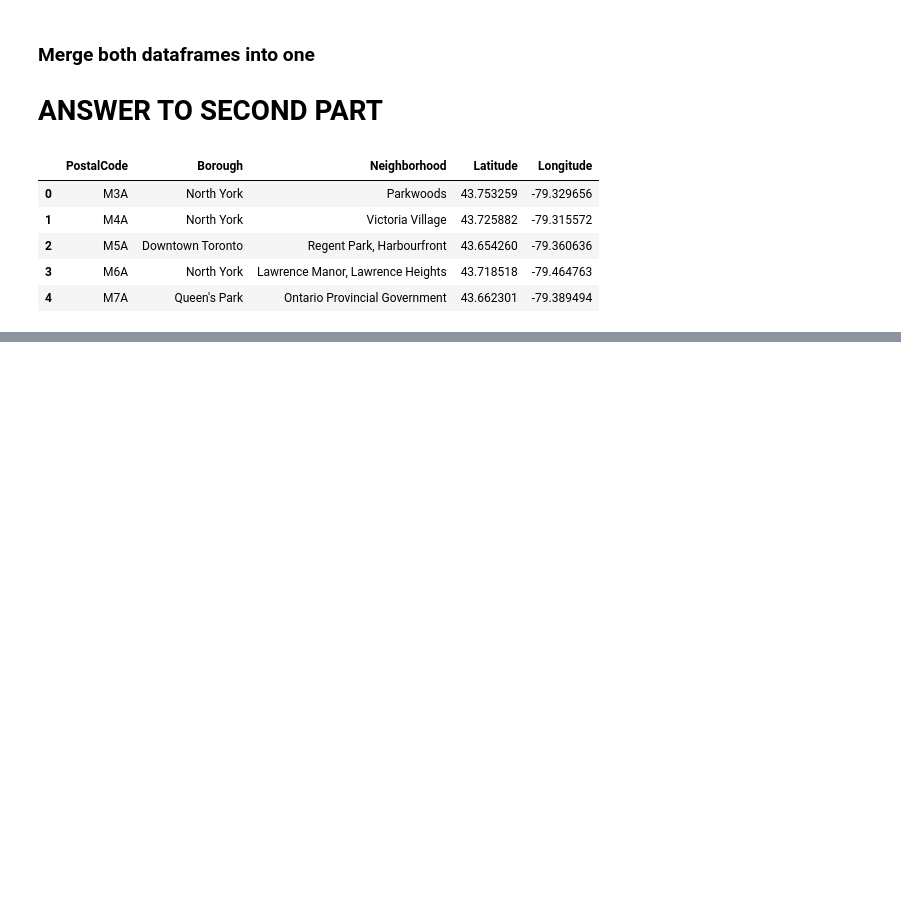
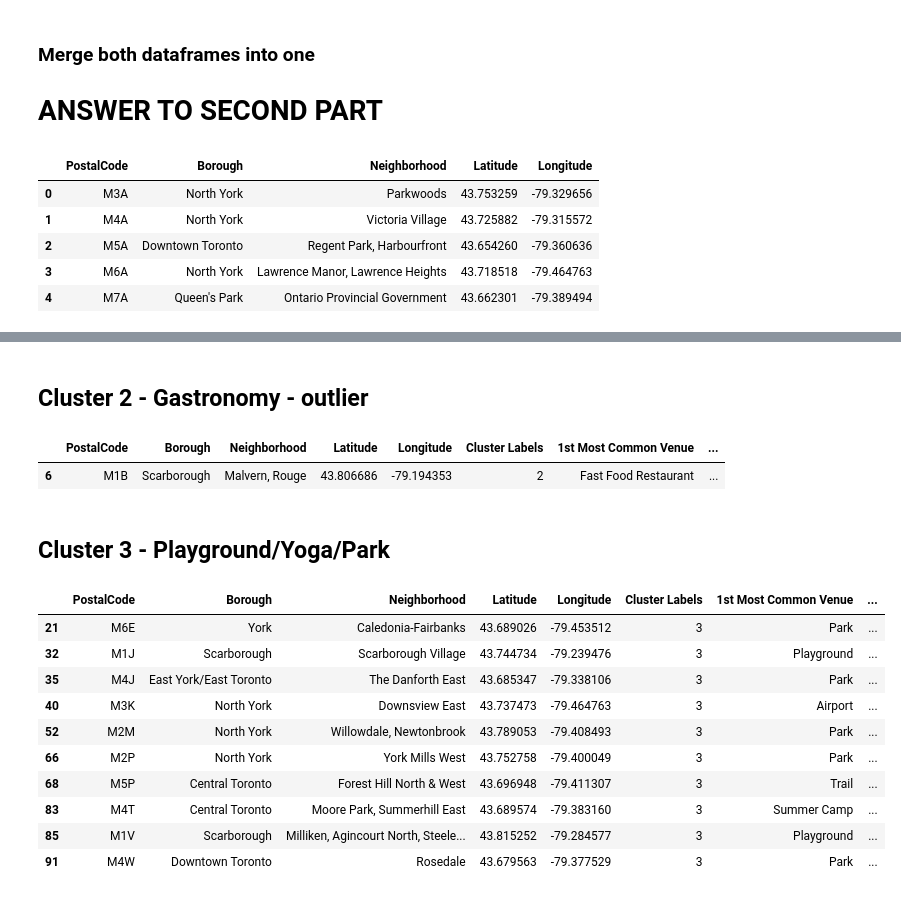
Before and after one commit to kzwolenik95/Coursera_Capstone, a Jupyter notebook: week3.ipynb, the cells around one changed output, grey strips where cells are left out. Saved outputs shown, nothing was run; the diff lists cells and outputs as text; code cells hidden in the pictures; blank space fills up the shorter version.

```diff
--- a/week3.ipynb
+++ b/week3.ipynb
@@ -71,0 +305,23 @@ df_fulldata.head()
+# %% [markdown]
+## Cluster 2 - Gastronomy - outlier
+# %%
+toronto_merged[toronto_merged['Cluster Labels'] == 2]
+# %% [output]
+|  | PostalCode | Borough | Neighborhood | Latitude | Longitude | Cluster Labels | 1st Most Common Venue | ... |
+| 6 | M1B | Scarborough | Malvern, Rouge | 43.806686 | -79.194353 | 2 | Fast Food Restaurant | ... |
+# %% [markdown]
+## Cluster 3 - Playground/Yoga/Park
+# %%
+toronto_merged[toronto_merged['Cluster Labels'] == 3]
+# %% [output]
+|  | PostalCode | Borough | Neighborhood | Latitude | Longitude | Cluster Labels | 1st Most Common Venue | ... |
+| 21 | M6E | York | Caledonia-Fairbanks | 43.689026 | -79.453512 | 3 | Park | ... |
+| 32 | M1J | Scarborough | Scarborough Village | 43.744734 | -79.239476 | 3 | Playground | ... |
+| 35 | M4J | East York/East Toronto | The Danforth East | 43.685347 | -79.338106 | 3 | Park | ... |
+| 40 | M3K | North York | Downsview East | 43.737473 | -79.464763 | 3 | Airport | ... |
+| 52 | M2M | North York | Willowdale, Newtonbrook | 43.789053 | -79.408493 | 3 | Park | ... |
+| 66 | M2P | North York | York Mills West | 43.752758 | -79.400049 | 3 | Park | ... |
+| 68 | M5P | Central Toronto | Forest Hill North & West | 43.696948 | -79.411307 | 3 | Trail | ... |
+| 83 | M4T | Central Toronto | Moore Park, Summerhill East | 43.689574 | -79.383160 | 3 | Summer Camp | ... |
+| 85 | M1V | Scarborough | Milliken, Agincourt North, Steele... | 43.815252 | -79.284577 | 3 | Playground | ... |
+| 91 | M4W | Downtown Toronto | Rosedale | 43.679563 | -79.377529 | 3 | Park | ... |
```
Also changed, not shown: parts of 26 cells of this notebook.
